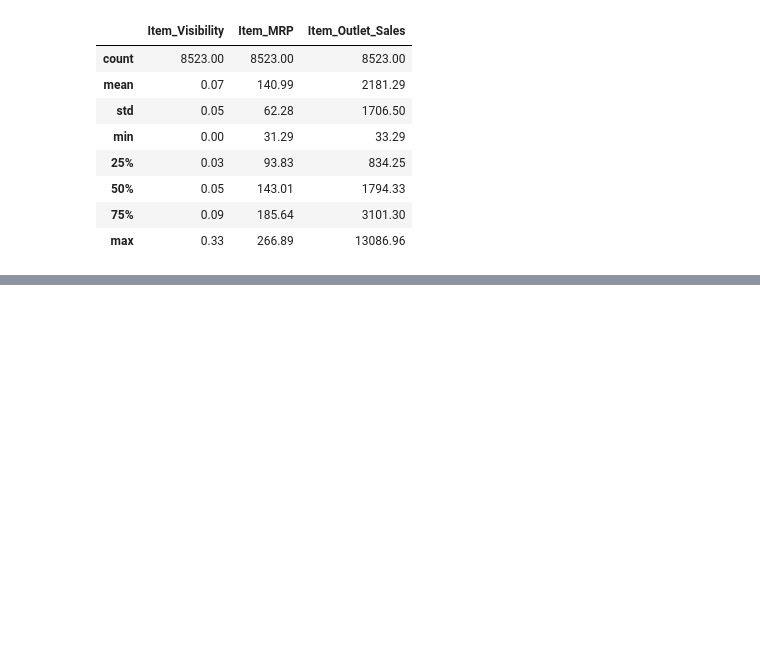
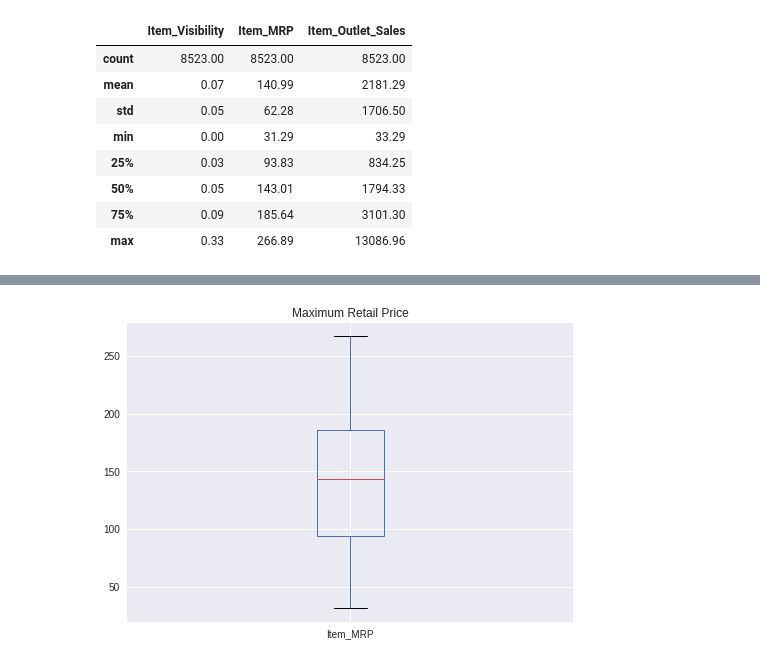
Before and after one commit to LauraDimaria/Sales-Predictions, a Jupyter notebook: Sales_Predictions.ipynb, the cells around one changed output, grey strips where cells are left out. Drawn from its saved outputs; the diff is of its cells as text; code cells hidden in the pictures; blank space fills up the shorter version.

```diff
--- a/Sales_Predictions.ipynb
+++ b/Sales_Predictions.ipynb
@@ -205,0 +240,6 @@ df.describe().round(2)
+# %%
+df.boxplot(column = 'Item_MRP')
+plt.title('Maximum Retail Price')
+plt.show()
+# %% [output]
+[figure, added]
```
Also changed, not shown: parts of 8 cells of this notebook.
